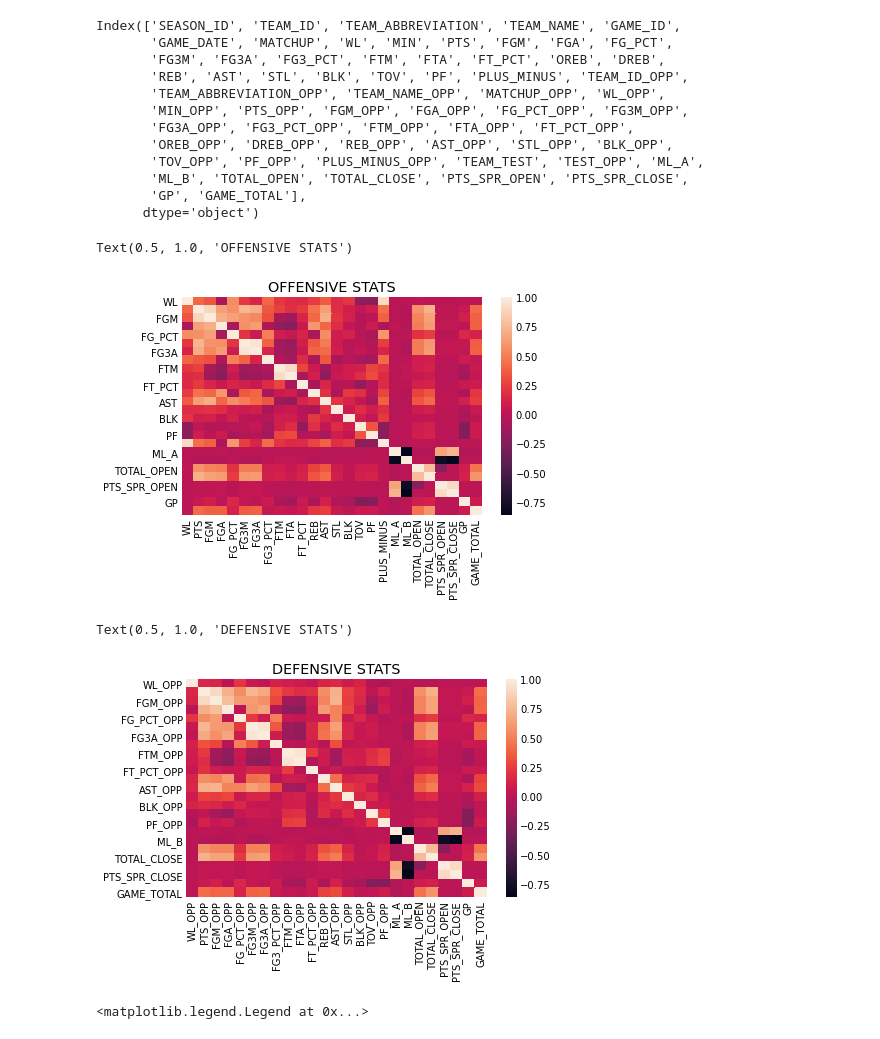
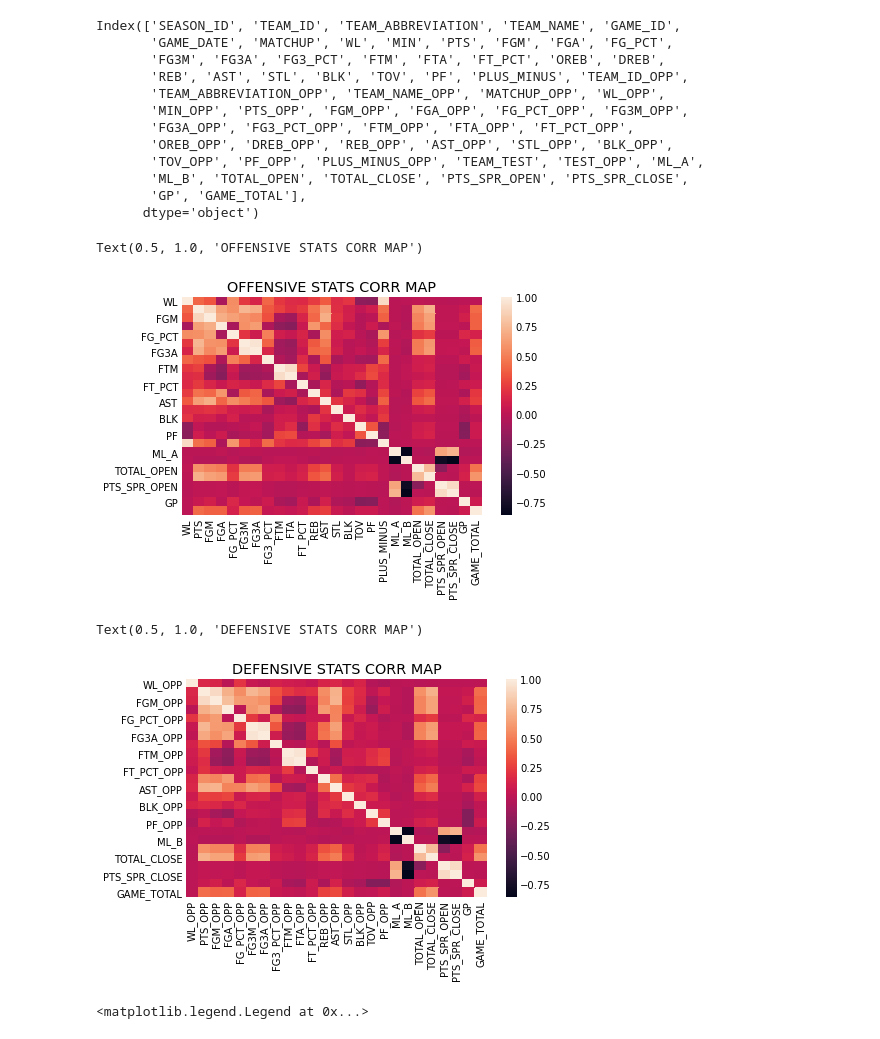
Before and after one commit to justin-wallander/BeatingVegas, a Jupyter notebook: eda.ipynb, the cells around one changed output. Drawn from its saved outputs; the diff is of its cells as text; code cells hidden in the pictures.

```diff
--- a/eda.ipynb
+++ b/eda.ipynb
@@ -6,6 +6,6 @@ import seaborn as sns
 plt.style.use('fivethirtyeight')
 %matplotlib inline
 # %%
-season = pd.read_csv('shift_season.csv')
-s_10 = pd.read_csv('shift_10.csv')
+season = pd.read_csv('data/shift_season.csv')
+# s_10 = pd.read_csv('shift_10.csv')
 # %%
@@ -39,17 +40,17 @@ d_cols = ['WL_OPP', 'PTS_OPP', 'FGM_OPP', 'FGA_OPP', 'FG_PCT_OPP', 'FG3M_OPP', '
 # %%
 fig1,ax1 = plt.subplots()
 sns.heatmap(season[cols].corr(), ax = ax1)
-ax1.set_title('OFFENSIVE STATS')
+ax1.set_title('OFFENSIVE STATS CORR MAP')
 # %% [output]
-Text(0.5, 1.0, 'OFFENSIVE STATS')
+Text(0.5, 1.0, 'OFFENSIVE STATS CORR MAP')
-[figure, old version]
+[figure, new version]
 # %%
 fig2,ax2 = plt.subplots()
 sns.heatmap(season[d_cols].corr(), ax=ax2)
-ax2.set_title('DEFENSIVE STATS')
+ax2.set_title('DEFENSIVE STATS CORR MAP')
 # %% [output]
-Text(0.5, 1.0, 'DEFENSIVE STATS')
+Text(0.5, 1.0, 'DEFENSIVE STATS CORR MAP')
-[figure, old version]
+[figure, new version]
 # %%
 #sns.pairplot(season[cols])
 # %%
```
Also changed, not shown: parts of 4 cells of this notebook, 36 other files.
